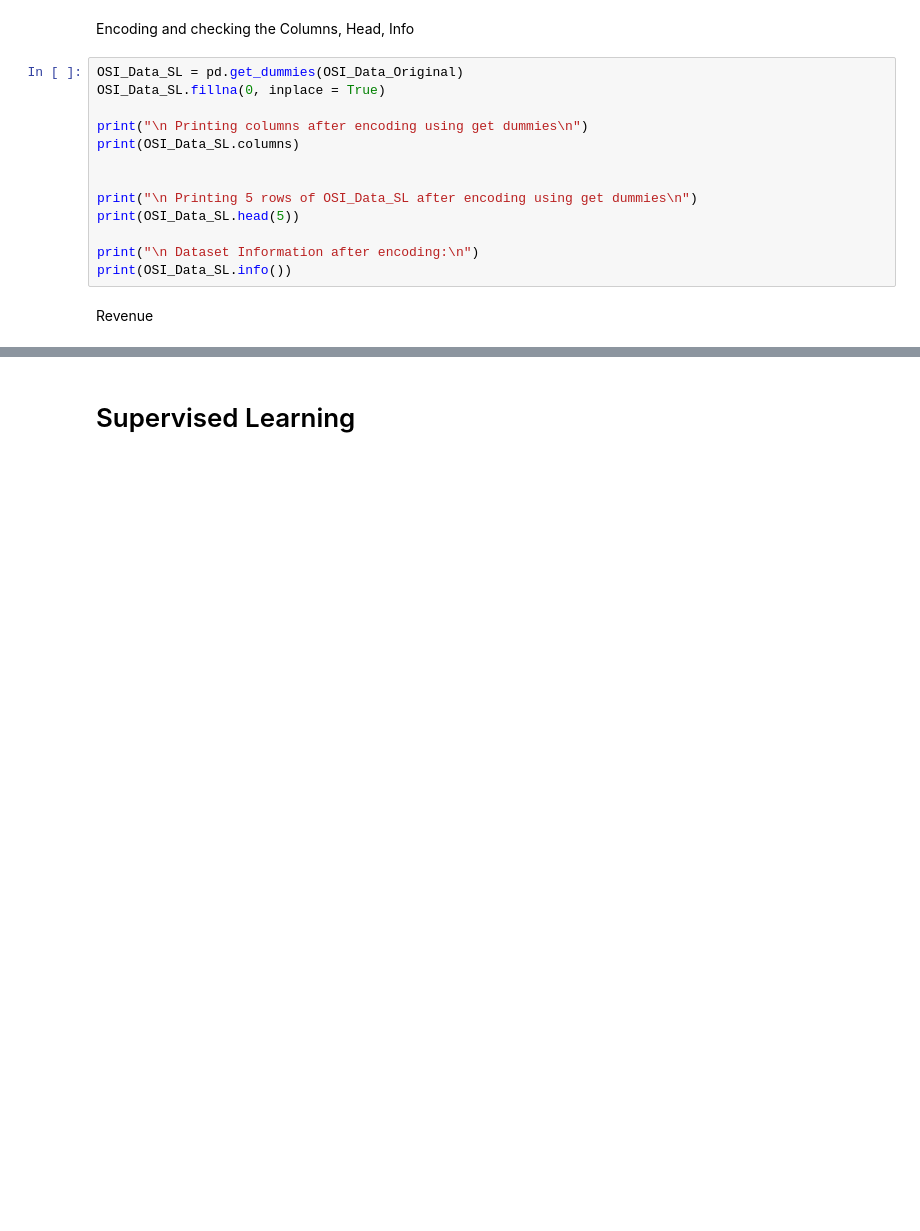
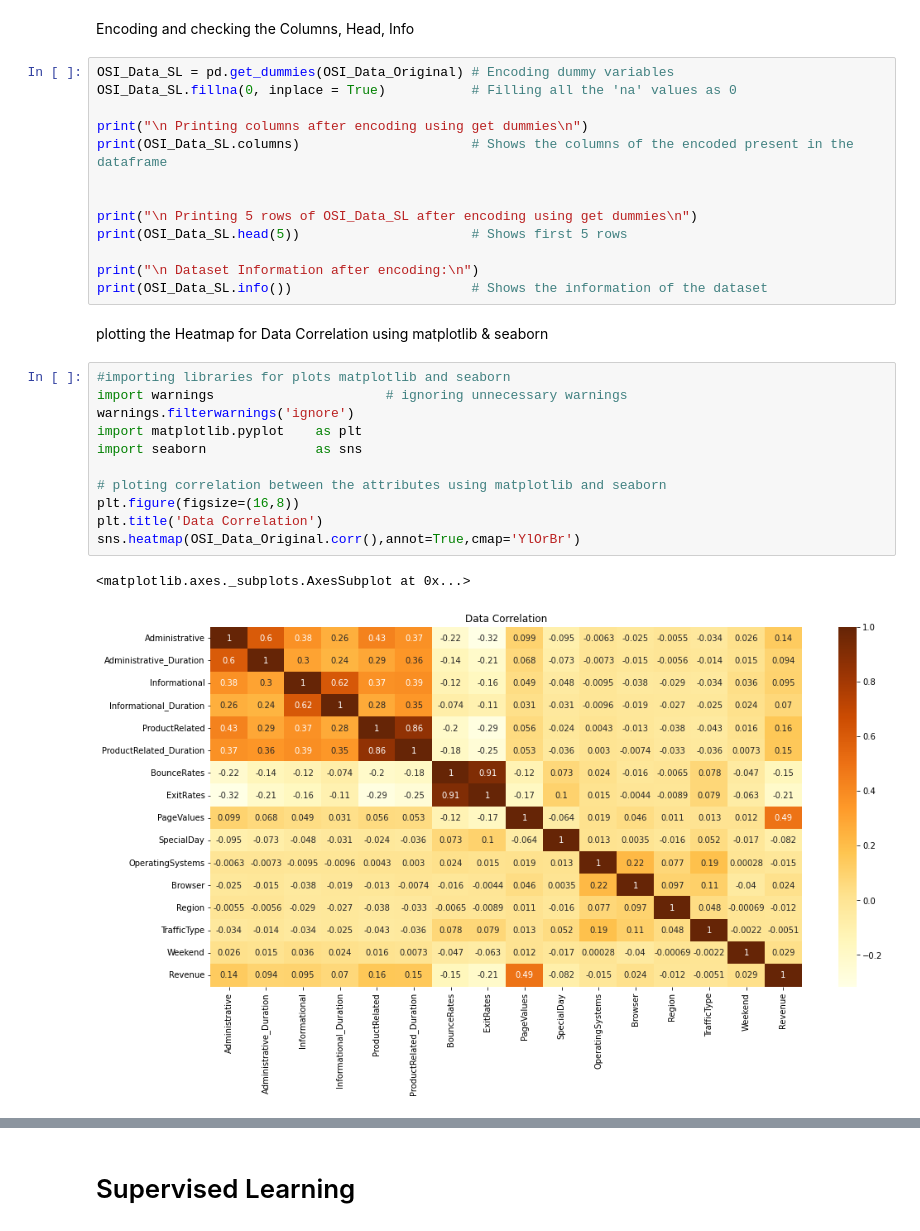
Before and after one commit to harishahamed26/online-shoppers-intension-Machine-learning, a Jupyter notebook: main.ipynb, the cells around one changed output, grey strips where cells are left out. Saved outputs shown, nothing was run; the diff lists cells and outputs as text; blank space fills up the shorter version.

```diff
--- a/main.ipynb
+++ b/main.ipynb
@@ -86,17 +129,31 @@ print(OSI_Data_Original.isnull().sum())
 # %% [markdown]
 Encoding and checking the Columns, Head, Info
 # %%
-OSI_Data_SL = pd.get_dummies(OSI_Data_Original)
-OSI_Data_SL.fillna(0, inplace = True)
+OSI_Data_SL = pd.get_dummies(OSI_Data_Original) # Encoding dummy variables
+OSI_Data_SL.fillna(0, inplace = True)           # Filling all the 'na' values as 0
 
 print("\n Printing columns after encoding using get dummies\n")
-print(OSI_Data_SL.columns)
+print(OSI_Data_SL.columns)                      # Shows the columns of the encoded present in the dataframe
 
 
 print("\n Printing 5 rows of OSI_Data_SL after encoding using get dummies\n")
-print(OSI_Data_SL.head(5))
+print(OSI_Data_SL.head(5))                      # Shows first 5 rows
 
 print("\n Dataset Information after encoding:\n")
-print(OSI_Data_SL.info())
+print(OSI_Data_SL.info())                       # Shows the information of the dataset
-# %% [markdown]
-Revenue
+# %% [markdown]
+plotting the Heatmap for Data Correlation using matplotlib & seaborn
+# %%
+#importing libraries for plots matplotlib and seaborn
+import warnings                      # ignoring unnecessary warnings
+warnings.filterwarnings('ignore')
+import matplotlib.pyplot    as plt
+import seaborn              as sns
+
+# ploting correlation between the attributes using matplotlib and seaborn
+plt.figure(figsize=(16,8))
+plt.title('Data Correlation')
+sns.heatmap(OSI_Data_Original.corr(),annot=True,cmap='YlOrBr')
+# %% [output]
+<matplotlib.axes._subplots.AxesSubplot at 0x...>
+[figure, added]
```
Also changed, not shown: parts of 25 cells of this notebook.
